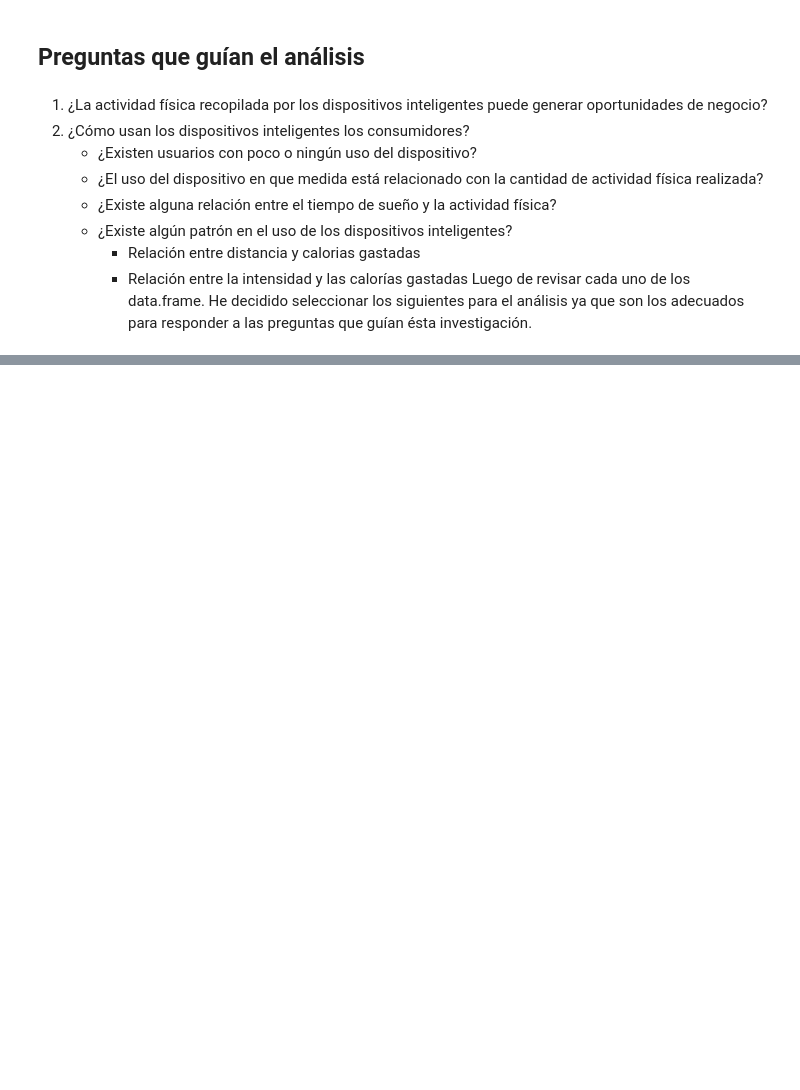
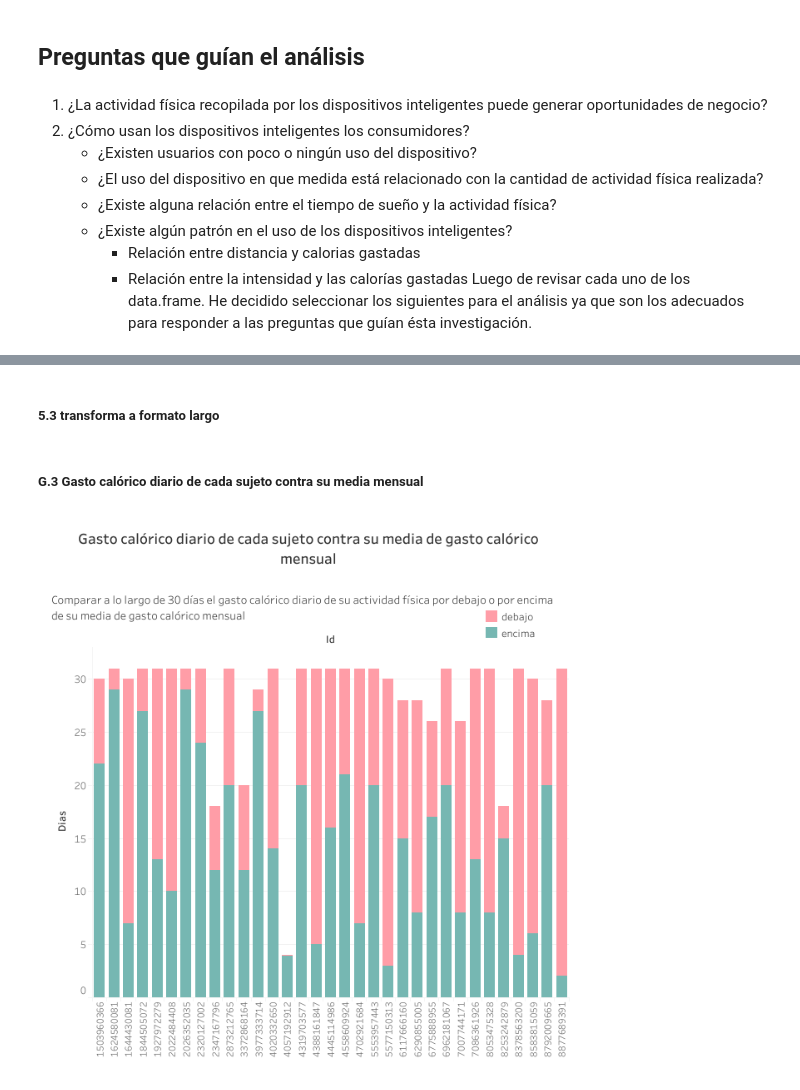
Before and after one commit to joakomedina/caso_practico_R, a Jupyter notebook: informe_jupyter/informe_final.ipynb, the cells around one changed output, grey strips where cells are left out. Cells and saved outputs as stored; diff of their text form; code cells hidden in the pictures; blank space fills up the shorter version.

```diff
--- a/informe_jupyter/informe_final.ipynb
+++ b/informe_jupyter/informe_final.ipynb
@@ -30,0 +679,2 @@ hourlyCalories_merged.csv          | hourly_calories
+# %% [markdown]
+##### 5.3 transforma a formato largo
@@ -30,0 +685,6 @@ hourlyCalories_merged.csv          | hourly_calories
+# %% [markdown]
+##### G.3 Gasto calórico diario de cada sujeto contra su media mensual
+# %%
+display_png(file="C:/Users/Joako/Documents/R_curso_analisis_datos/caso_practico_R/Informe_jupyter/Imagenes/Gasto_calorico_sujeto_contra_su_media.png")
+# %% [output]
+[figure, added]
```
Also changed, not shown: parts of 101 cells of this notebook.
